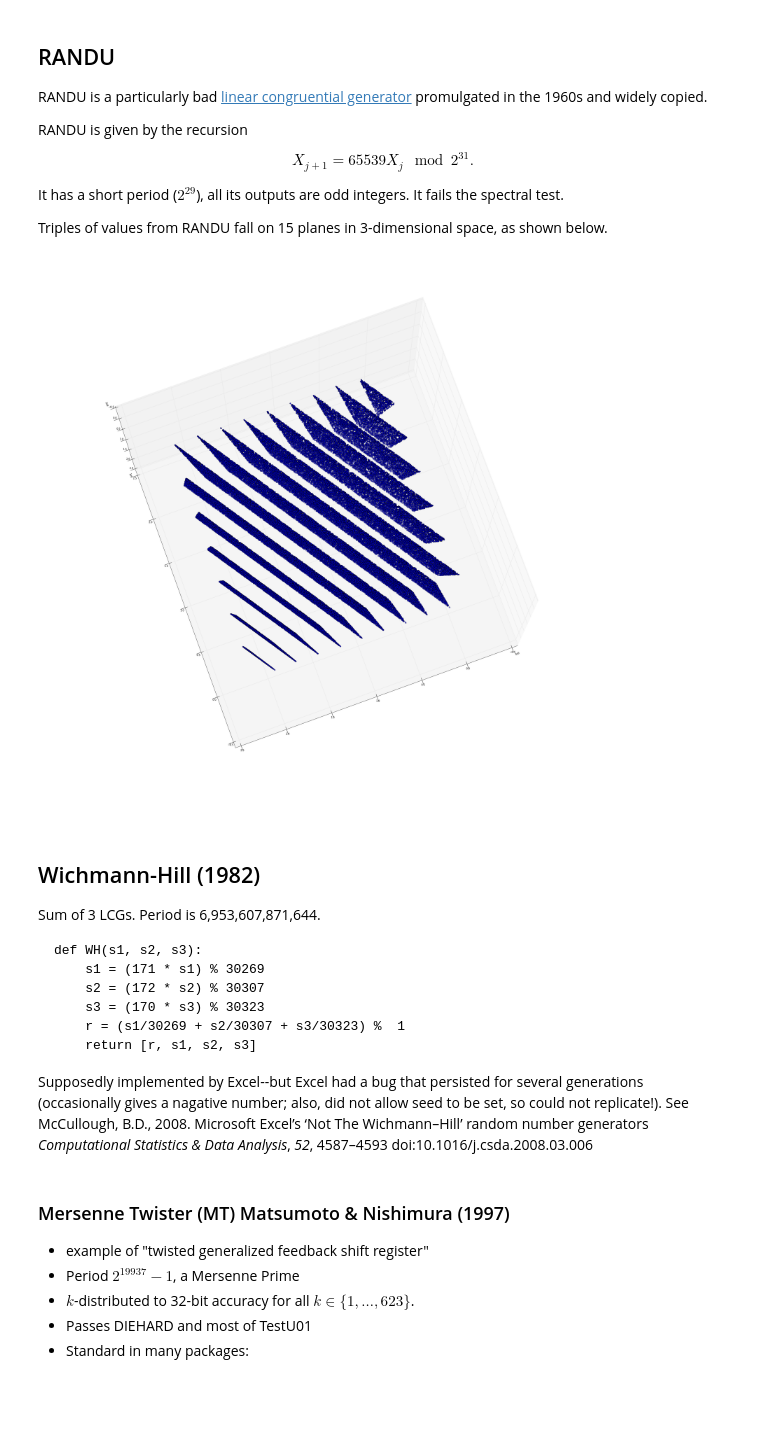
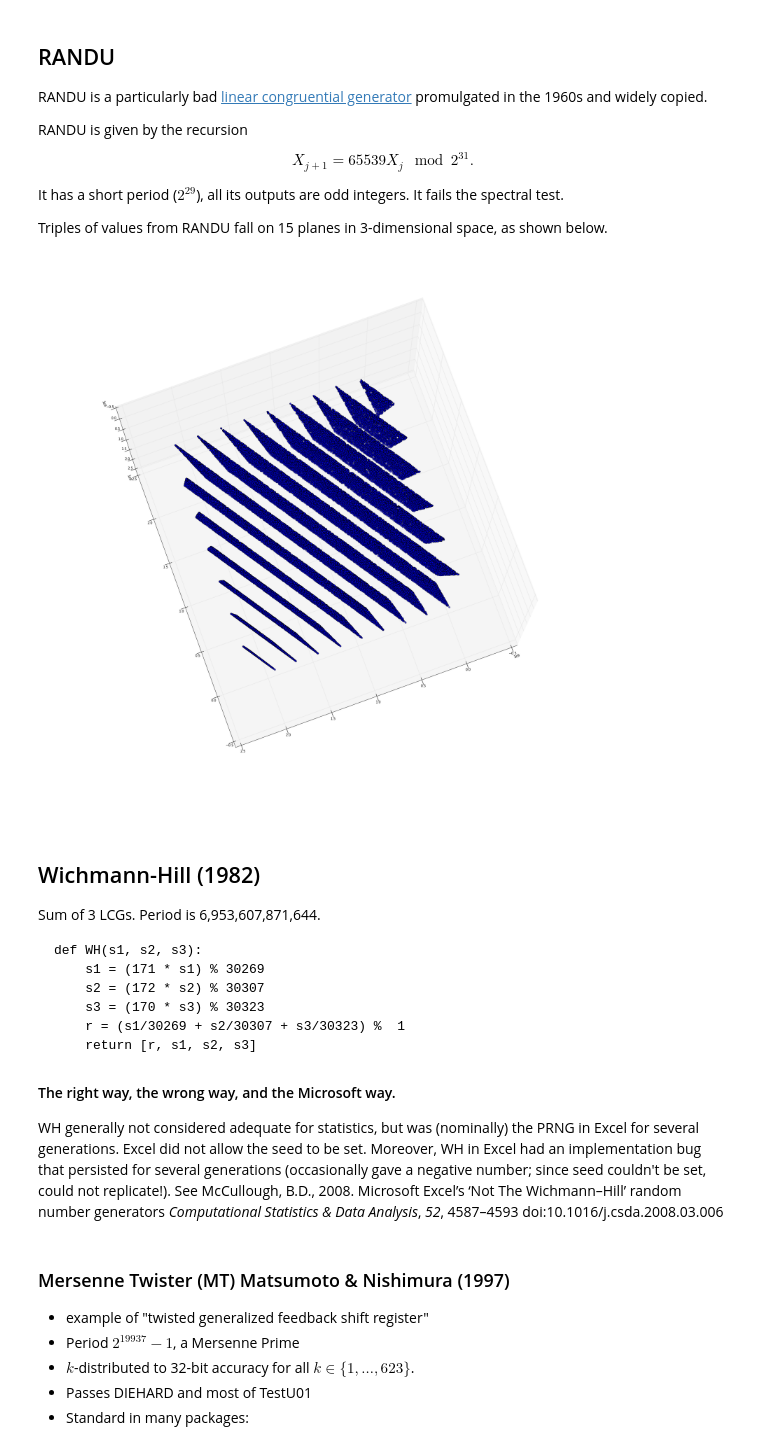
Before and after one commit to pbstark/pseudorandom, a Jupyter notebook: sample_counter.ipynb, the cells around one changed output. Cells and saved outputs as stored; diff of their text form; code cells hidden in the pictures; blank space fills up the shorter version.

```diff
--- a/sample_counter.ipynb
+++ b/sample_counter.ipynb
@@ -161,15 +159,15 @@ for i in range(reps):
 # %%
 fig = plt.figure()
 ax = fig.add_subplot(111, projection='3d')
 ax.scatter(xs[0],xs[1], xs[2])
 
-plt.rcParams['figure.figsize'] = (30.0, 30.0)
+plt.rcParams['figure.figsize'] = (25.0, 25.0)
 
 ax.view_init(-100,110)
 
 plt.show()
 # %% [output]
-[figure, old version]
+[figure, new version]
 # %% [markdown]
 ## Wichmann-Hill (1982)
 
@@ -182,9 +180,11 @@ Sum of 3 LCGs. Period is 6,953,607,871,644.
         r = (s1/30269 + s2/30307 + s3/30323) %  1
         return [r, s1, s2, s3]
 
-Supposedly implemented by Excel--but Excel had a bug that persisted for several generations (occasionally gives
-a nagative number; also, did not
-allow seed to be set, so could not replicate!). See
+#### The right way, the wrong way, and the Microsoft way.
+WH generally not considered adequate for statistics, but was (nominally) the PRNG in Excel for several
+generations. Excel did not allow the seed to be set.
+Moreover, WH in Excel had an implementation bug that persisted for several generations (occasionally gave
+a negative number; since seed couldn't be set, could not replicate!). See
 McCullough, B.D., 2008. Microsoft Excel’s ‘Not The Wichmann–Hill’ random number generators
 _Computational Statistics & Data Analysis_, _52_, 4587&ndash;4593
 doi:10.1016/j.csda.2008.03.006
```
Also changed, not shown: parts of 13 cells of this notebook.
